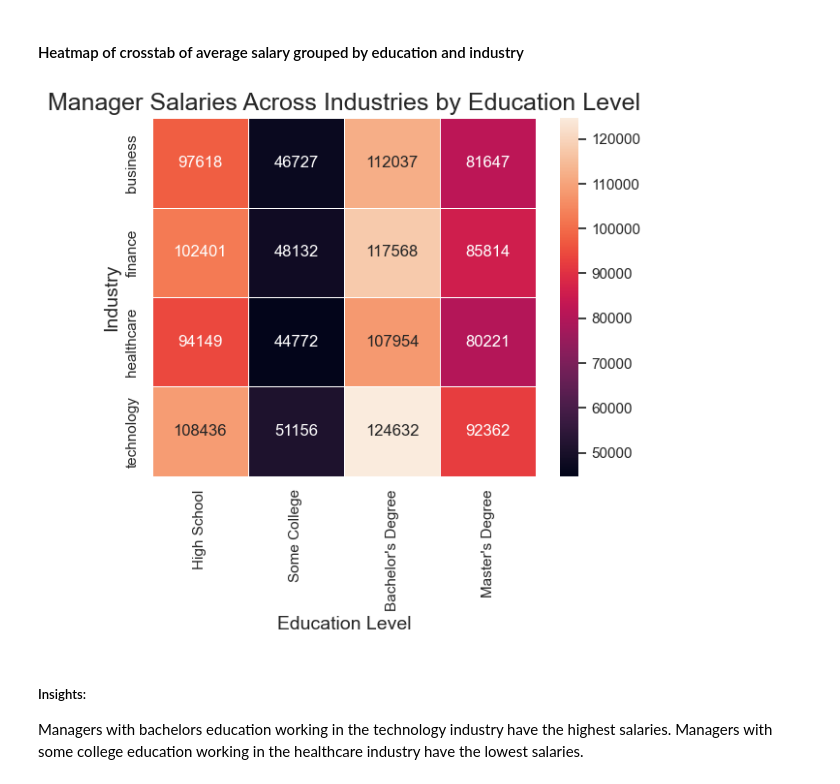
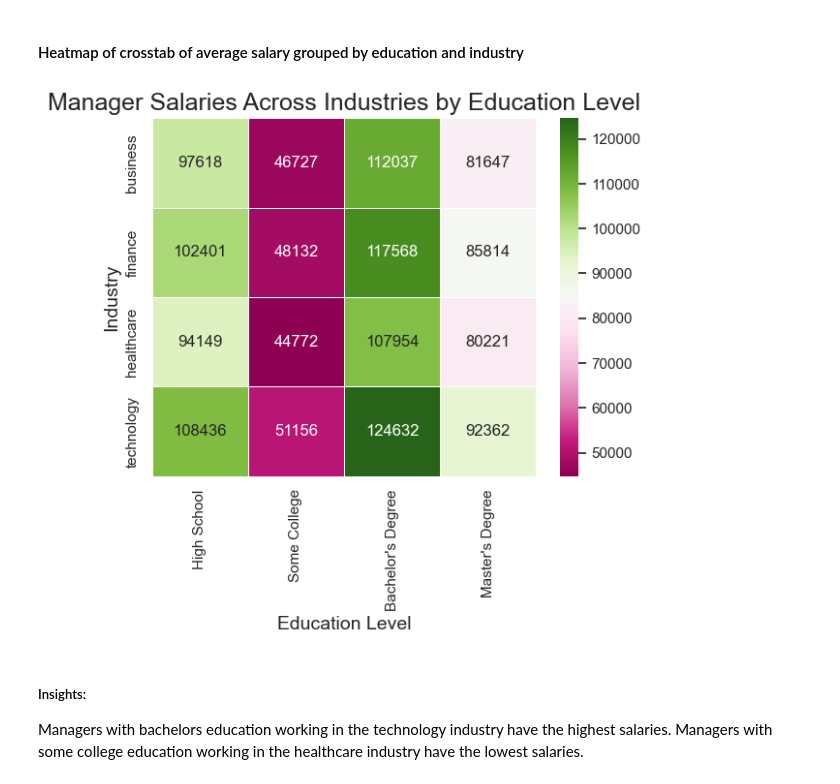
Before and after one commit to Sainabs/data-proj-3, a Jupyter notebook: starter/Unit_3_-_EDA_.ipynb, the cells around one changed output. Drawn from its saved outputs; the diff is of its cells as text; code cells hidden in the pictures.

```diff
--- a/starter/Unit_3_-_EDA_.ipynb
+++ b/starter/Unit_3_-_EDA_.ipynb
@@ -756,14 +757,14 @@ hm_ct = pd.crosstab(index=df['industry'], columns=df['education'], values=df['sa
 # %%
 # create heatmap with annotated mean salary in each industry and education level
 
-ax = sns.heatmap(hm_ct, annot=True, linewidths=.5, fmt='g', xticklabels=['High School', 'Some College', "Bachelor's Degree", "Master's Degree"])
+ax = sns.heatmap(hm_ct, annot=True, cmap="PiYG", linewidths=.5, fmt='g', xticklabels=['High School', 'Some College', "Bachelor's Degree", "Master's Degree"])
 
 plt.xlabel("Education Level", fontsize=14)
 plt.ylabel("Industry", fontsize=14)
 
 plt.title("Manager Salaries Across Industries by Education Level", fontsize=18);
 # %% [output]
-[figure, old version]
+[figure, new version]
 # %% [markdown]
 ##### Insights:
 
```
Also changed, not shown: parts of 9 cells of this notebook.
